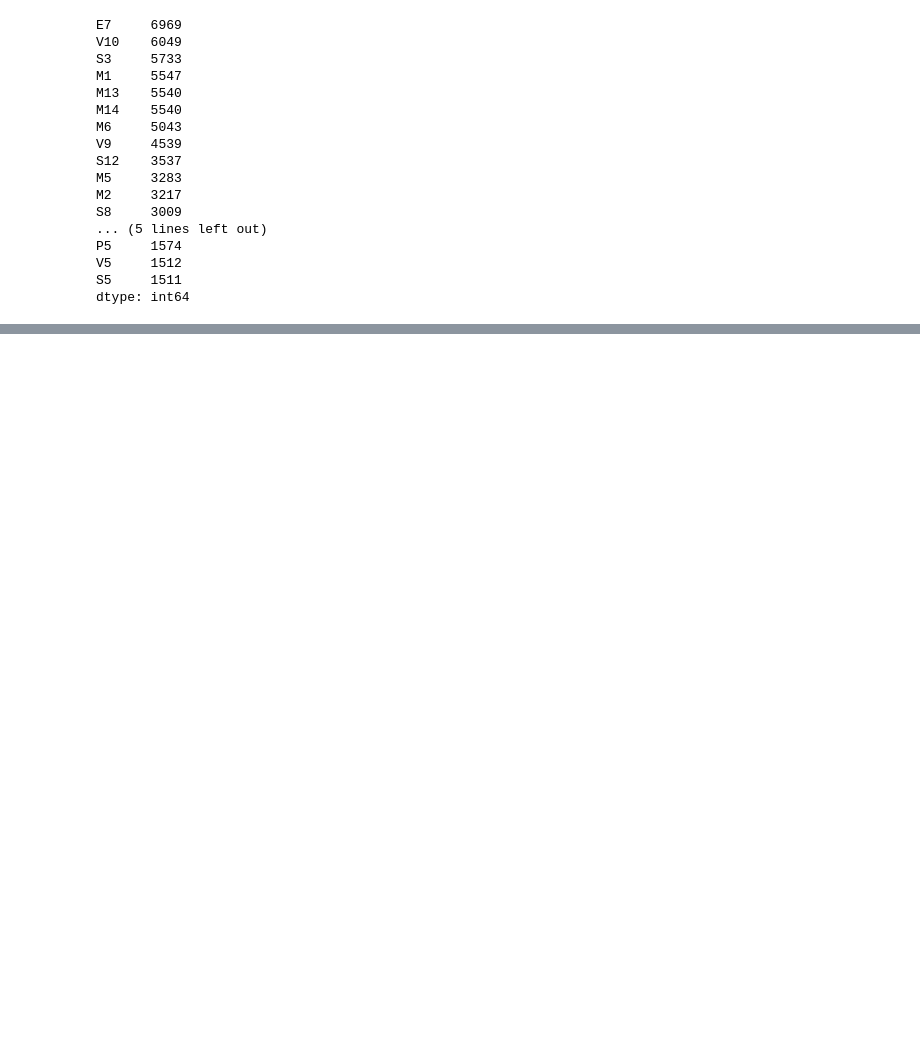
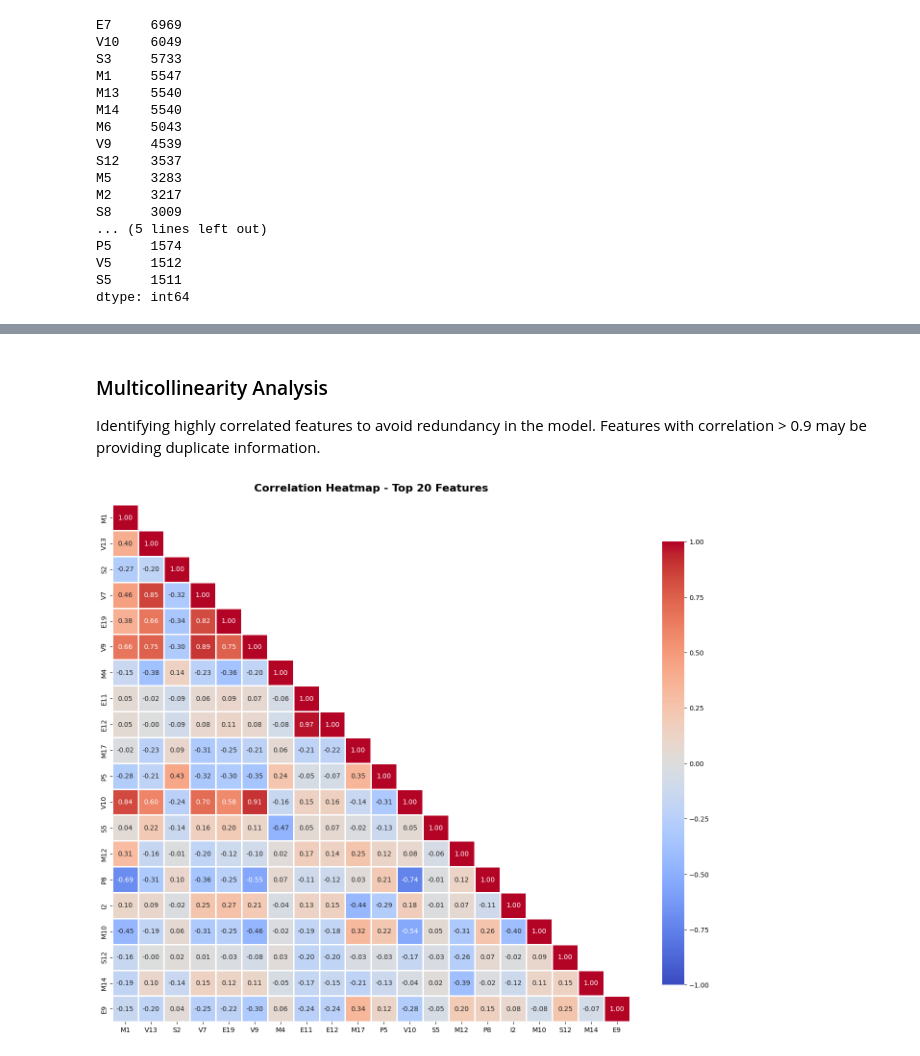
Before and after one commit to anatolii-kandiuk/hull-tactical-market-prediction, a Jupyter notebook: hull-tactical-market-prediction.ipynb, the cells around one changed output, grey strips where cells are left out. Drawn from its saved outputs; the diff is of its cells as text; code cells hidden in the pictures; blank space fills up the shorter version.

```diff
--- a/hull-tactical-market-prediction.ipynb
+++ b/hull-tactical-market-prediction.ipynb
@@ -226,0 +646,74 @@ plt.show()
+# %% [markdown]
+### Multicollinearity Analysis
+
+Identifying highly correlated features to avoid redundancy in the model. Features with correlation > 0.9 may be providing duplicate information.
+# %%
+# Get top 20 features for multicollinearity analysis
+top_20_features = combined_rank.head(20).index.tolist()
+
+# Calculate correlation matrix for top features
+corr_matrix_top = imp_df[top_20_features].corr()
+
+# Create heatmap
+plt.figure(figsize=(14, 12))
+mask = np.triu(np.ones_like(corr_matrix_top, dtype=bool), k=1)
+sns.heatmap(corr_matrix_top,
+            mask=mask,
+            annot=True,
+            fmt='.2f',
+            cmap='coolwarm',
+            center=0,
+            square=True,
+            linewidths=1,
+            cbar_kws={"shrink": 0.8},
+            vmin=-1, vmax=1)
+plt.title('Correlation Heatmap - Top 20 Features', fontsize=16, fontweight='bold', pad=20)
+plt.tight_layout()
+plt.show()
+
+# Find highly correlated pairs
+print("="*70)
+print("HIGHLY CORRELATED FEATURE PAIRS (|correlation| > 0.9)")
+print("="*70)
+
+high_corr_pairs = []
+for i in range(len(corr_matrix_top.columns)):
+    for j in range(i+1, len(corr_matrix_top.columns)):
+        if abs(corr_matrix_top.iloc[i, j]) > 0.9:
+            high_corr_pairs.append({
+                'Feature 1': corr_matrix_top.columns[i],
+                'Feature 2': corr_matrix_top.columns[j],
+                'Correlation': corr_matrix_top.iloc[i, j]
+            })
+
+if high_corr_pairs:
+    high_corr_df = pd.DataFrame(high_corr_pairs).sort_values('Correlation', key=abs, ascending=False)
+    print(high_corr_df.to_string(index=False))
+    print(f"\nTotal pairs: {len(high_corr_pairs)}")
+else:
+    print("No feature pairs with |correlation| > 0.9 found.")
+
+# Also check moderate correlation (0.7-0.9)
+print("\n" + "="*70)
+print("MODERATELY CORRELATED FEATURE PAIRS (0.7 < |correlation| < 0.9)")
+print("="*70)
+
+moderate_corr_pairs = []
+for i in range(len(corr_matrix_top.columns)):
+    for j in range(i+1, len(corr_matrix_top.columns)):
+        corr_val = abs(corr_matrix_top.iloc[i, j])
+        if 0.7 < corr_val <= 0.9:
+            moderate_corr_pairs.append({
+                'Feature 1': corr_matrix_top.columns[i],
+                'Feature 2': corr_matrix_top.columns[j],
+                'Correlation': corr_matrix_top.iloc[i, j]
+            })
+
+if moderate_corr_pairs:
+    moderate_corr_df = pd.DataFrame(moderate_corr_pairs).sort_values('Correlation', key=abs, ascending=False)
+    print(moderate_corr_df.head(10).to_string(index=False))
+    print(f"\nTotal pairs: {len(moderate_corr_pairs)} (showing top 10)")
+else:
+    print("No feature pairs with 0.7 < |correlation| < 0.9 found.")
+# %% [output]
+[figure, added]
```
Also changed, not shown: parts of 49 cells of this notebook.
